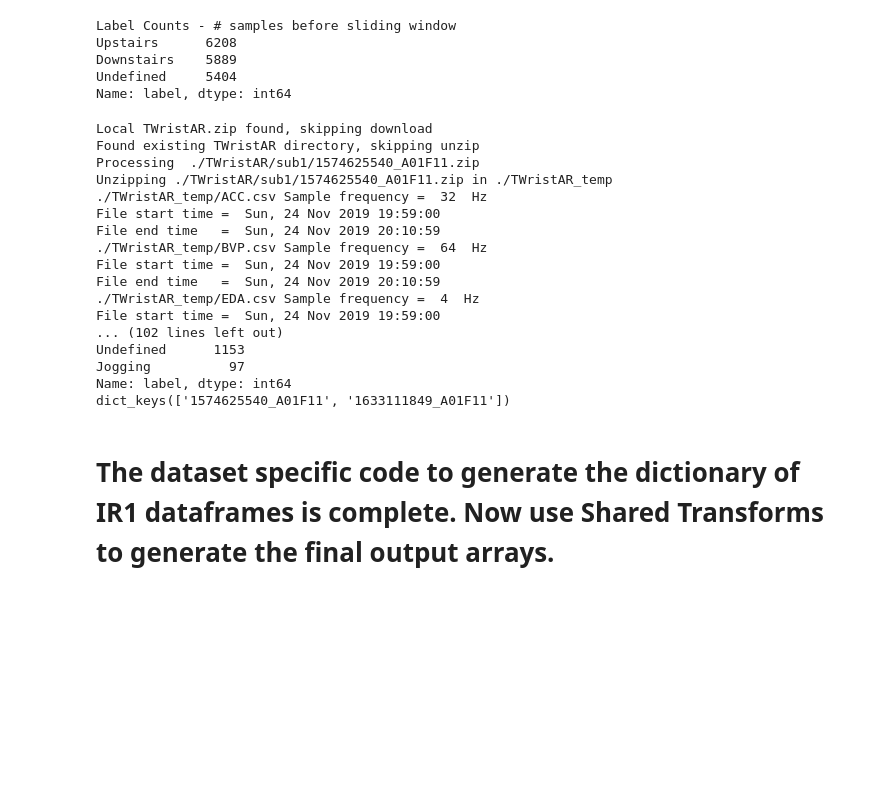
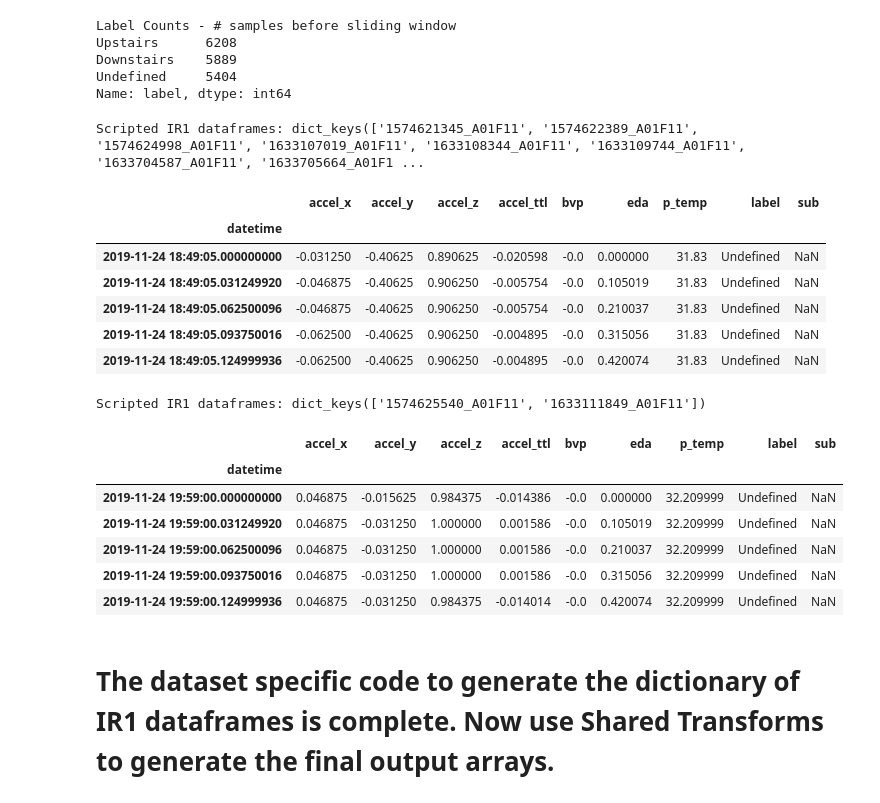
Before and after one commit to imics-lab/load_data_time_series, a Jupyter notebook: HAR/TWristAR/TWristAR_load_dataset.ipynb, the cells around one changed output. Saved outputs shown, nothing was run; the diff lists cells and outputs as text; code cells hidden in the pictures; blank space fills up the shorter version.

Commit message:
misc cleanup, added one-hot and label example/test

```diff
--- a/HAR/TWristAR/TWristAR_load_dataset.ipynb
+++ b/HAR/TWristAR/TWristAR_load_dataset.ipynb
@@ -459,53 +461,61 @@ def get_twristar_ir1_dict():
             os.makedirs(working_dir)
         unzip_e4_file(zip_ffname)
         df = get_ir1_from_e4_dir()
         if verbose:
             print('Tag info (button presses) from tags.csv')
             tag_ffname = working_dir + '/tags.csv'
             show_e4_tag_time(tag_ffname)
         # Generate associated csv filename, forces the long numbered filenames to match
         labels_ffname = os.path.splitext(zip_ffname)[0] + '_labels.csv'
         df = label_df_from_csv (df, labels_ffname)
         df['label'].value_counts()
         if verbose:
             print ("Label Counts - # samples before sliding window\n",df['label'].value_counts())
         # tighten up the column types for space savings.
         # change to 32-bit, credit/ref https://stackoverflow.com/questions/69188132/how-to-convert-all-float64-columns-to-float32-in-pandas
         # Select columns with 'float64' dtype
         float64_cols = list(df.select_dtypes(include='float64'))
         # The same code again calling the columns
         df[float64_cols] = df[float64_cols].astype('float32')
         # Seems better to explicitly type the other columns vs object.
         df['label']=df['label'].astype('category')
         df['sub']=df['sub'].astype('category') # this is before convert to int
 
         root_fname = (item.split('/')[1].split('.')[0]) # between / and .
         ir1_df_dict[root_fname]=df # key is root name in the file
     return ir1_df_dict
 if interactive:
-    # scripted = False
+    verbose = False
     ir1_dict = get_twristar_ir1_dict()
-    print(ir1_dict.keys())
+    print('Scripted IR1 dataframes:',ir1_dict.keys())
+    for df_name, df in ir1_dict.items():
+        display(df.head())
+        break # just want one
+    scripted = False # get the free-form walk IR1s instead
     ir1_dict = get_twristar_ir1_dict()
-    print(ir1_dict.keys())
+    print('\nScripted IR1 dataframes:',ir1_dict.keys())
+    for df_name, df in ir1_dict.items():
+        display(df.head())
+        break # just want one
+    scripted = True
+    verbose = True
 # %% [output]
-Local TWristAR.zip found, skipping download
-Found existing TWristAR directory, skipping unzip
-Processing  ./TWristAR/sub1/1574625540_A01F11.zip
-Unzipping ./TWristAR/sub1/1574625540_A01F11.zip in ./TWristAR_temp
-./TWristAR_temp/ACC.csv Sample frequency =  32  Hz
-File start time =  Sun, 24 Nov 2019 19:59:00
-File end time   =  Sun, 24 Nov 2019 20:10:59
-./TWristAR_temp/BVP.csv Sample frequency =  64  Hz
-File start time =  Sun, 24 Nov 2019 19:59:00
-File end time   =  Sun, 24 Nov 2019 20:10:59
-./TWristAR_temp/EDA.csv Sample frequency =  4  Hz
-File start time =  Sun, 24 Nov 2019 19:59:00
-... (102 lines left out)
-Undefined      1153
-Jogging          97
-Name: label, dtype: int64
-dict_keys(['1574625540_A01F11', '1633111849_A01F11'])
+Scripted IR1 dataframes: dict_keys(['1574621345_A01F11', '1574622389_A01F11', '1574624998_A01F11', '1633107019_A01F11', '1633108344_A01F11', '1633109744_A01F11', '1633704587_A01F11', '1633705664_A01F1 ...
+|  | accel_x | accel_y | accel_z | accel_ttl | bvp | eda | p_temp | label | sub |
+| datetime |  |  |  |  |  |  |  |  |  |
+| 2019-11-24 18:49:05.000000000 | -0.031250 | -0.40625 | 0.890625 | -0.020598 | -0.0 | 0.000000 | 31.83 | Undefined | NaN |
+| 2019-11-24 18:49:05.031249920 | -0.046875 | -0.40625 | 0.906250 | -0.005754 | -0.0 | 0.105019 | 31.83 | Undefined | NaN |
+| 2019-11-24 18:49:05.062500096 | -0.046875 | -0.40625 | 0.906250 | -0.005754 | -0.0 | 0.210037 | 31.83 | Undefined | NaN |
+| 2019-11-24 18:49:05.093750016 | -0.062500 | -0.40625 | 0.906250 | -0.004895 | -0.0 | 0.315056 | 31.83 | Undefined | NaN |
+| 2019-11-24 18:49:05.124999936 | -0.062500 | -0.40625 | 0.906250 | -0.004895 | -0.0 | 0.420074 | 31.83 | Undefined | NaN |
+Scripted IR1 dataframes: dict_keys(['1574625540_A01F11', '1633111849_A01F11'])
+|  | accel_x | accel_y | accel_z | accel_ttl | bvp | eda | p_temp | label | sub |
+| datetime |  |  |  |  |  |  |  |  |  |
+| 2019-11-24 19:59:00.000000000 | 0.046875 | -0.015625 | 0.984375 | -0.014386 | -0.0 | 0.000000 | 32.209999 | Undefined | NaN |
+| 2019-11-24 19:59:00.031249920 | 0.046875 | -0.031250 | 1.000000 | 0.001586 | -0.0 | 0.105019 | 32.209999 | Undefined | NaN |
+| 2019-11-24 19:59:00.062500096 | 0.046875 | -0.031250 | 1.000000 | 0.001586 | -0.0 | 0.210037 | 32.209999 | Undefined | NaN |
+| 2019-11-24 19:59:00.093750016 | 0.046875 | -0.031250 | 1.000000 | 0.001586 | -0.0 | 0.315056 | 32.209999 | Undefined | NaN |
+| 2019-11-24 19:59:00.124999936 | 0.046875 | -0.031250 | 0.984375 | -0.014014 | -0.0 | 0.420074 | 32.209999 | Undefined | NaN |
 # %% [markdown]
 # The dataset specific code to generate the dictionary of IR1 dataframes is complete.  Now use Shared Transforms to generate the final output arrays.
 # %%
```
Also changed, not shown: parts of 11 cells of this notebook, 1 other file.
